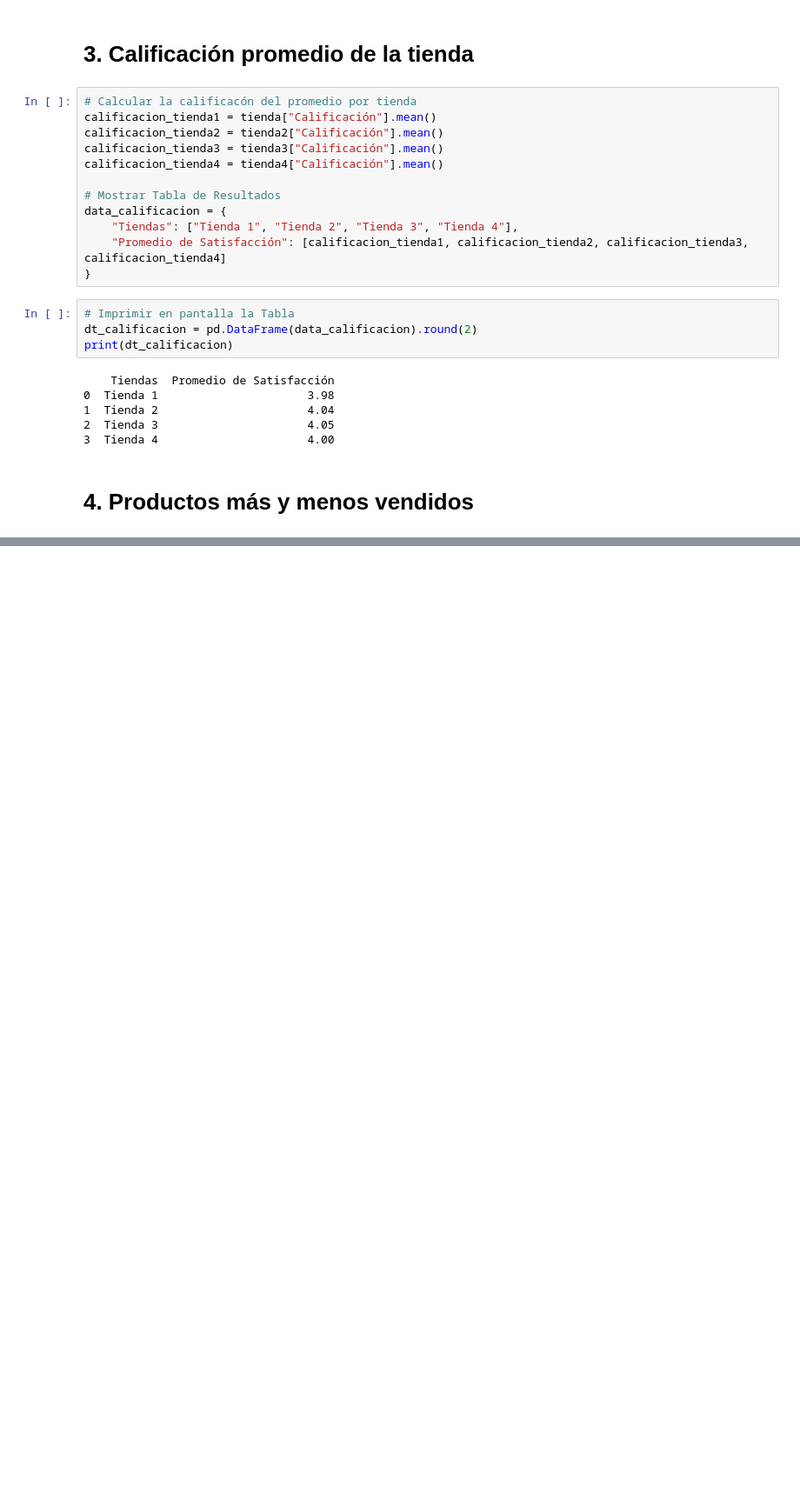
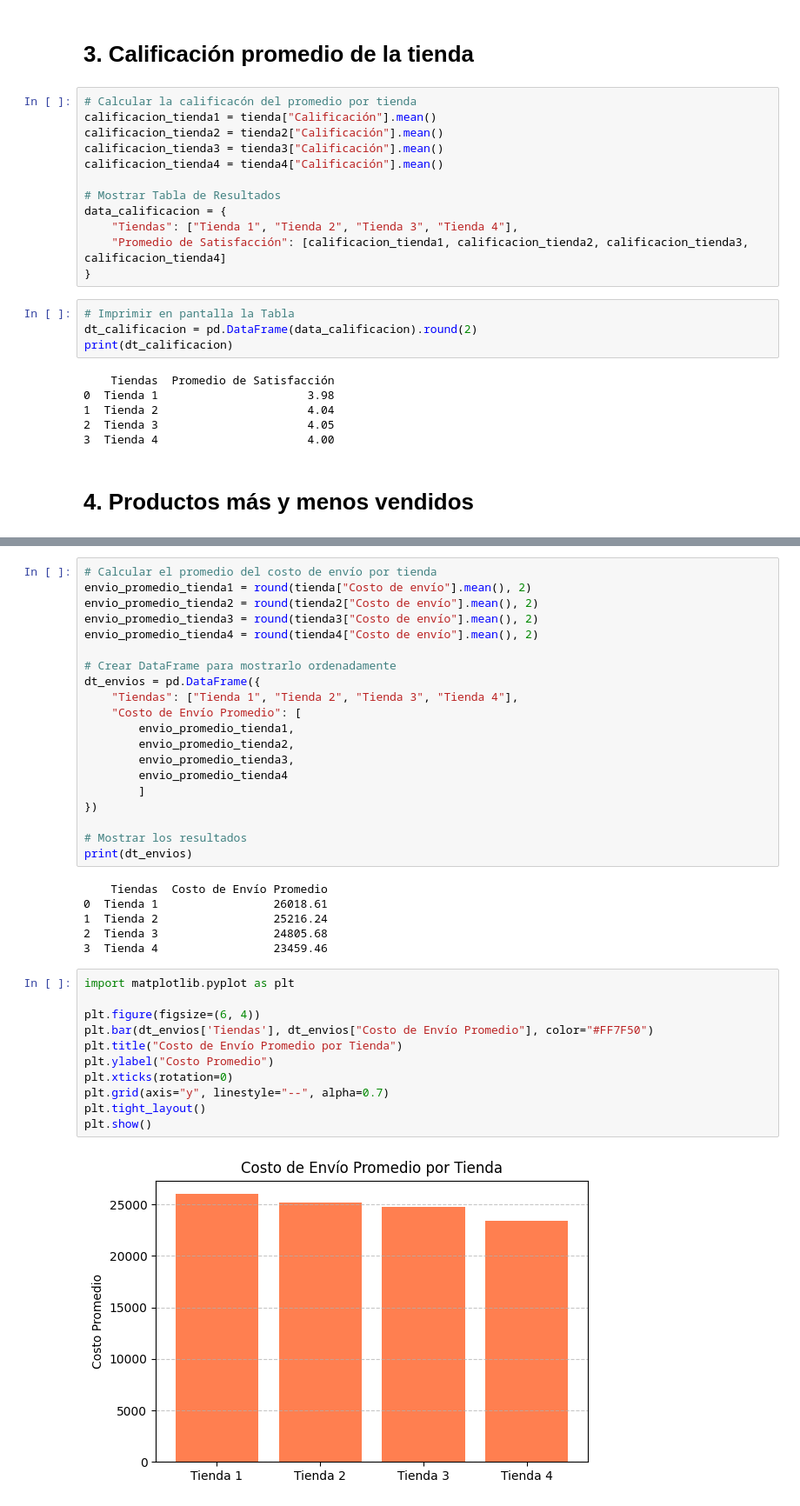
Before and after one commit to smringdesigns/Tienda_Alura_Store, a Jupyter notebook: AluraStoreLatam.ipynb, the cells around one changed output, grey strips where cells are left out. Shown at 87% size. Drawn from its saved outputs; the diff is of its cells as text; blank space fills up the shorter version.

```diff
--- a/AluraStoreLatam.ipynb
+++ b/AluraStoreLatam.ipynb
@@ -123,0 +174,39 @@ print(dt_calificacion)
+# %%
+# Calcular el promedio del costo de envío por tienda
+envio_promedio_tienda1 = round(tienda["Costo de envío"].mean(), 2)
+envio_promedio_tienda2 = round(tienda2["Costo de envío"].mean(), 2)
+envio_promedio_tienda3 = round(tienda3["Costo de envío"].mean(), 2)
+envio_promedio_tienda4 = round(tienda4["Costo de envío"].mean(), 2)
+
+# Crear DataFrame para mostrarlo ordenadamente
+dt_envios = pd.DataFrame({
+    "Tiendas": ["Tienda 1", "Tienda 2", "Tienda 3", "Tienda 4"],
+    "Costo de Envío Promedio": [
+        envio_promedio_tienda1,
+        envio_promedio_tienda2,
+        envio_promedio_tienda3,
+        envio_promedio_tienda4
+        ]
+})
+
+# Mostrar los resultados
+print(dt_envios)
+# %% [output]
+    Tiendas  Costo de Envío Promedio
+0  Tienda 1                 26018.61
+1  Tienda 2                 25216.24
+2  Tienda 3                 24805.68
+3  Tienda 4                 23459.46
+# %%
+import matplotlib.pyplot as plt
+
+plt.figure(figsize=(6, 4))
+plt.bar(dt_envios['Tiendas'], dt_envios["Costo de Envío Promedio"], color="#FF7F50")
+plt.title("Costo de Envío Promedio por Tienda")
+plt.ylabel("Costo Promedio")
+plt.xticks(rotation=0)
+plt.grid(axis="y", linestyle="--", alpha=0.7)
+plt.tight_layout()
+plt.show()
+# %% [output]
+[figure, added]
```
Also changed, not shown: parts of 12 cells of this notebook.
